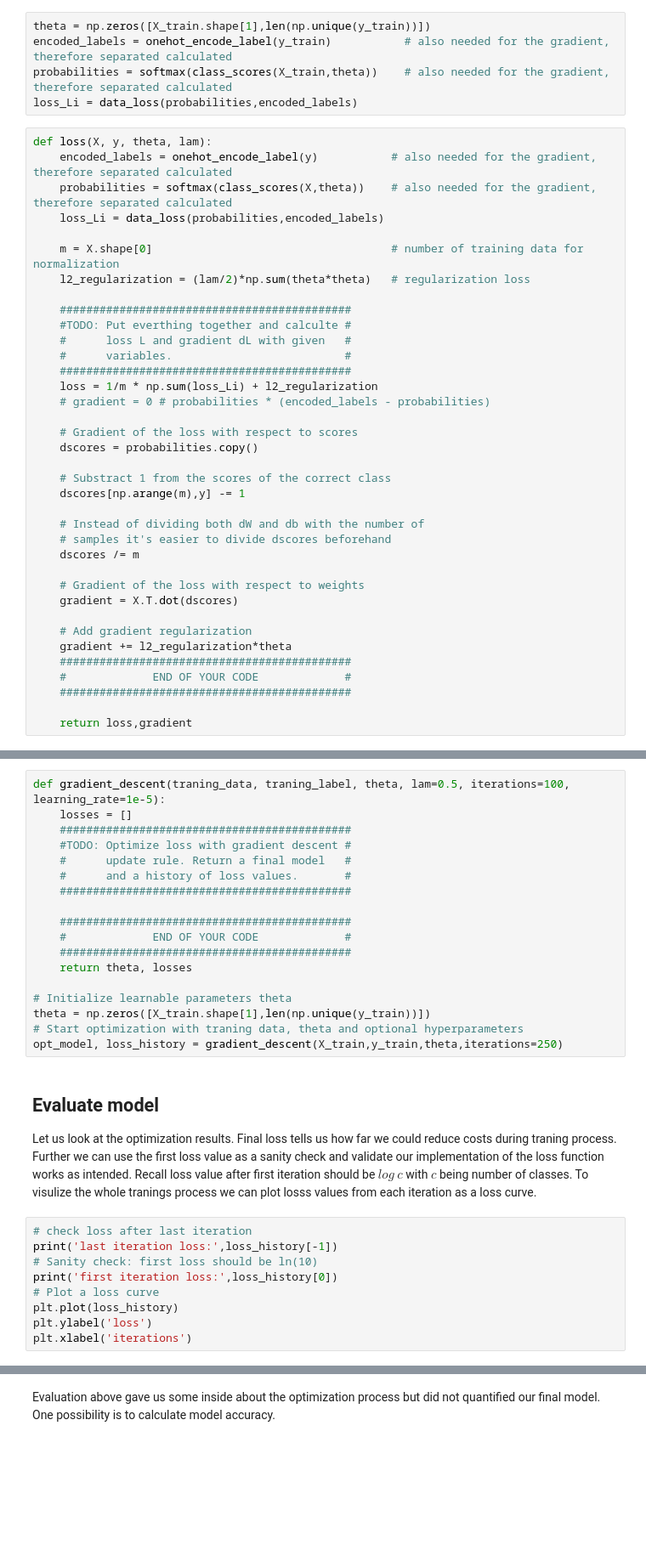
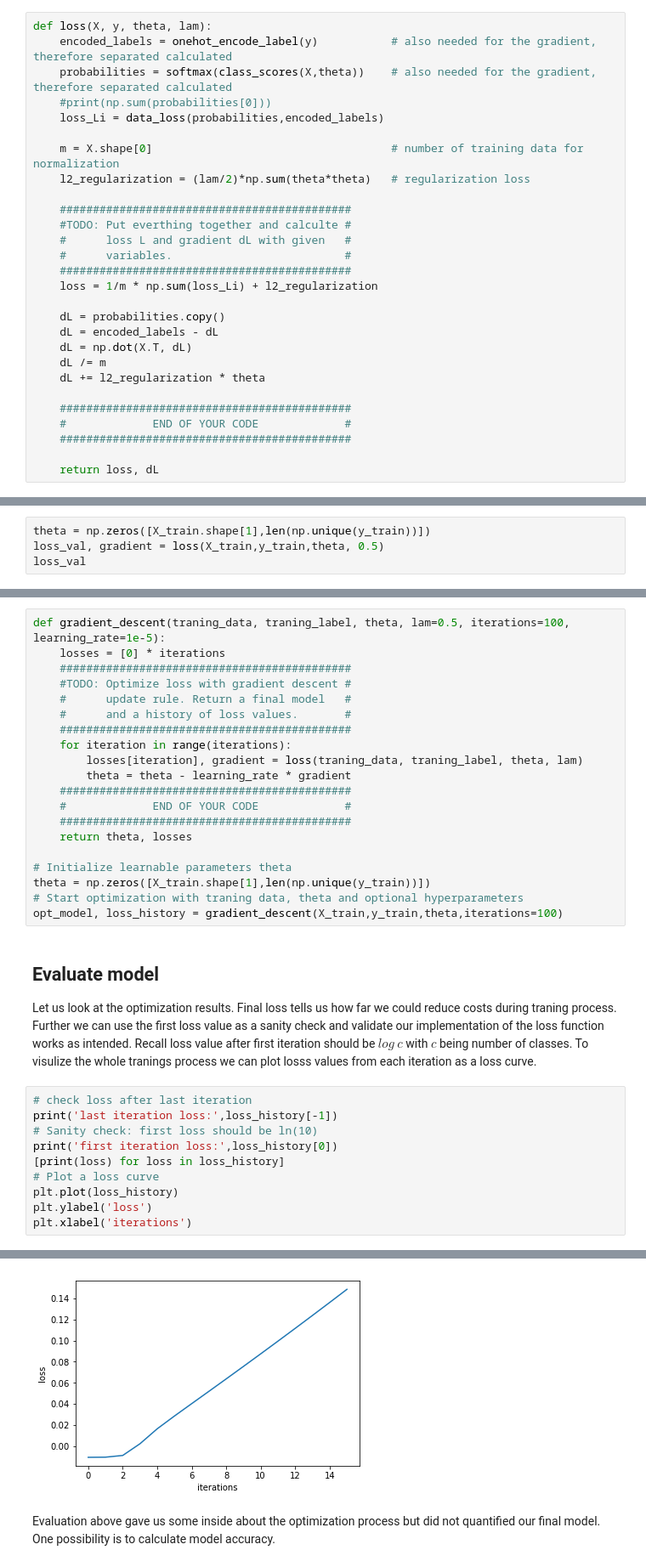
Before and after one commit to marisanest/neural-networks, a Jupyter notebook: Assignment_02/softmax_classifier.ipynb, the cells around one changed output, grey strips where cells are left out. Shown at 85% size. Saved outputs shown, nothing was run; the diff lists cells and outputs as text; blank space fills up the shorter version.

```diff
--- a/Assignment_02/softmax_classifier.ipynb
+++ b/Assignment_02/softmax_classifier.ipynb
@@ -145,15 +136,11 @@ Now we will calculate loss $L$ using the defined functions.
 $$ L = \frac{1}{M} \sum_i L_i(h(x_i,\Theta),y_i) + \lambda R(\Theta)$$
 
 Besides the loss L we will have to calculate the gradient for our loss function $L$. To minimize our loss we will need the gradient. For more information about the gradient you can use additional sources, like that good [blog post](https://eli.thegreenplace.net/2016/the-softmax-function-and-its-derivative/).
-# %%
-theta = np.zeros([X_train.shape[1],len(np.unique(y_train))])
-encoded_labels = onehot_encode_label(y_train)           # also needed for the gradient, therefore separated calculated
-probabilities = softmax(class_scores(X_train,theta))    # also needed for the gradient, therefore separated calculated
-loss_Li = data_loss(probabilities,encoded_labels)
 # %%
 def loss(X, y, theta, lam):
     encoded_labels = onehot_encode_label(y)           # also needed for the gradient, therefore separated calculated
     probabilities = softmax(class_scores(X,theta))    # also needed for the gradient, therefore separated calculated
+    #print(np.sum(probabilities[0]))
     loss_Li = data_loss(probabilities,encoded_labels)
 
     m = X.shape[0]                                    # number of training data for normalization
@@ -165,25 +152,15 @@ def loss(X, y, theta, lam):
     #      variables.                          #
     ############################################
     loss = 1/m * np.sum(loss_Li) + l2_regularization
-    # gradient = 0 # probabilities * (encoded_labels - probabilities)
 
-    # Gradient of the loss with respect to scores
-    dscores = probabilities.copy()
+    dL = probabilities.copy()
+    dL = encoded_labels - dL
+    dL = np.dot(X.T, dL)
+    dL /= m
+    dL += l2_regularization * theta
 
-    # Substract 1 from the scores of the correct class
-    dscores[np.arange(m),y] -= 1
-
-    # Instead of dividing both dW and db with the number of
-    # samples it's easier to divide dscores beforehand
-    dscores /= m
-
-    # Gradient of the loss with respect to weights
-    gradient = X.T.dot(dscores)
-
-    # Add gradient regularization
-    gradient += l2_regularization*theta
     ############################################
     #             END OF YOUR CODE             #
     ############################################
 
-    return loss,gradient
+    return loss, dL
@@ -193,0 +167,4 @@ IndexError: arrays used as indices must be of integer (or boolean) type
+# %%
+theta = np.zeros([X_train.shape[1],len(np.unique(y_train))])
+loss_val, gradient = loss(X_train,y_train,theta, 0.5)
+loss_val
@@ -195,13 +174,15 @@ IndexError: arrays used as indices must be of integer (or boolean) type
 ## Reduce the cost using gradient descent
 # %%
 def gradient_descent(traning_data, traning_label, theta, lam=0.5, iterations=100, learning_rate=1e-5):
-    losses = []
+    losses = [0] * iterations
     ############################################
     #TODO: Optimize loss with gradient descent #
     #      update rule. Return a final model   #
     #      and a history of loss values.       #
     ############################################
-
+    for iteration in range(iterations):
+        losses[iteration], gradient = loss(traning_data, traning_label, theta, lam)
+        theta = theta - learning_rate * gradient
     ############################################
     #             END OF YOUR CODE             #
     ############################################
@@ -210,7 +191,7 @@ def gradient_descent(traning_data, traning_label, theta, lam=0.5, iterations=100
 # Initialize learnable parameters theta
 theta = np.zeros([X_train.shape[1],len(np.unique(y_train))])
 # Start optimization with traning data, theta and optional hyperparameters
-opt_model, loss_history = gradient_descent(X_train,y_train,theta,iterations=250)
+opt_model, loss_history = gradient_descent(X_train,y_train,theta,iterations=100)
 # %% [markdown]
 ## Evaluate model
 Let us look at the optimization results. Final loss tells us how far we could reduce costs during traning process. Further we can use the first loss value as a sanity check and validate our implementation of the loss function works as intended. Recall loss value after first iteration should be $ log\:c$ with $c$ being number of classes. To visulize the whole tranings process we can plot losss values from each iteration as a loss curve.
@@ -219,7 +200,9 @@ Let us look at the optimization results. Final loss tells us how far we could re
 print('last iteration loss:',loss_history[-1])
 # Sanity check: first loss should be ln(10)
 print('first iteration loss:',loss_history[0])
+[print(loss) for loss in loss_history]
 # Plot a loss curve
 plt.plot(loss_history)
 plt.ylabel('loss')
 plt.xlabel('iterations')
+# %% [output]
@@ -226,3 +227,4 @@ plt.xlabel('iterations')
+[figure, added]
 # %% [markdown]
 Evaluation above gave us some inside about the optimization process but did not quantified our final model. One possibility is to calculate model accuracy.
 # %%
```
Also changed, not shown: parts of 8 cells of this notebook.
